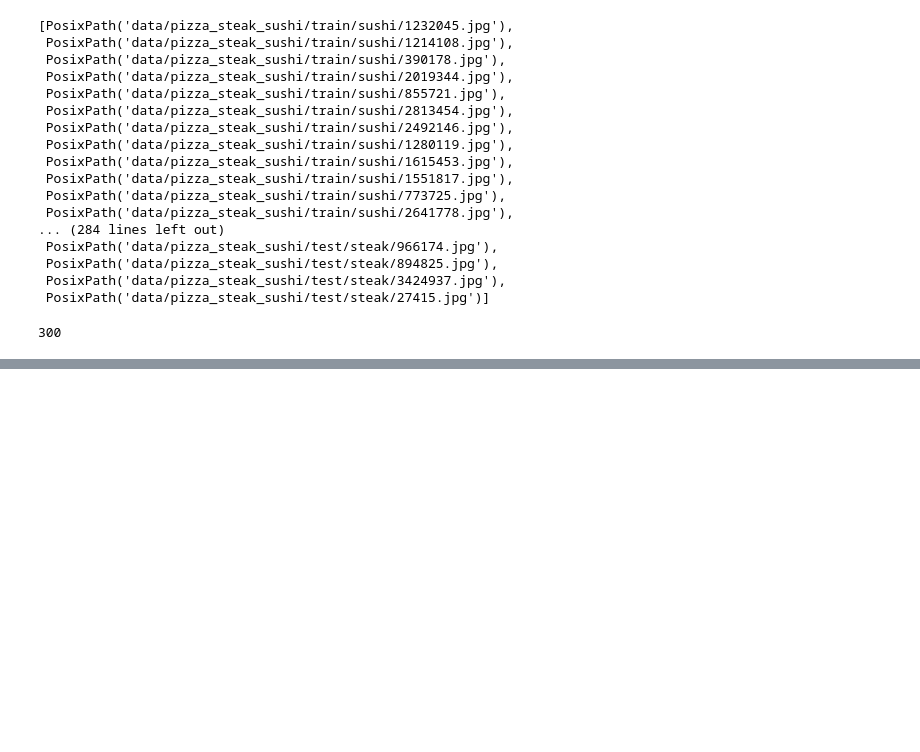
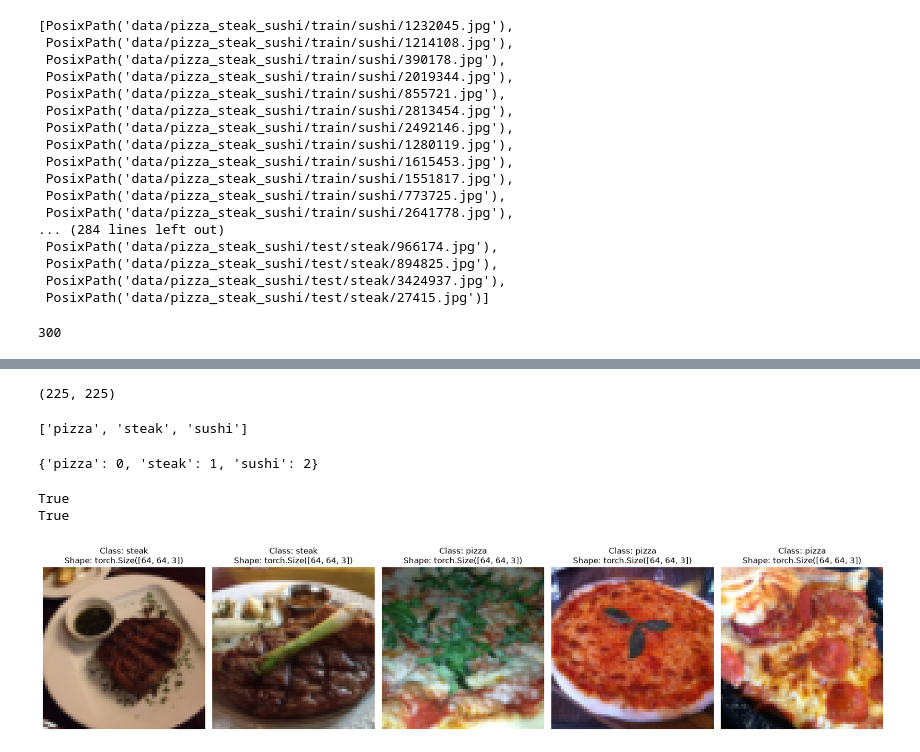
Before and after one commit to HHZPROGRAMMER/-PyTorch-earning-notebooks-covering-tensors-linear-models-classification-CNNs-RNNs-and-Transformers., a Jupyter notebook: CUSTOM_DATASET.ipynb, the cells around one changed output, grey strips where cells are left out. Saved outputs shown, nothing was run; the diff lists cells and outputs as text; code cells hidden in the pictures; blank space fills up the shorter version.

Commit message:
Expand custom dataset notebook and add hhz notebook

```diff
--- a/CUSTOM_DATASET.ipynb
+++ b/CUSTOM_DATASET.ipynb
@@ -111,0 +205,10 @@ Image: 512
+# %%
+from torchvision import datasets
+
+train_data=datasets.ImageFolder(root=train_dir,
+                                transform=data_trasnform,
+                                target_transform=None)
+
+test_data=datasets.ImageFolder(root=test_dir,transform=data_trasnform)
+
+train_data,test_data
@@ -111,0 +234,3 @@ Image: 512
+# %%
+class_names=train_data.classes
+class_names
@@ -111,0 +405,18 @@ Image: 512
+# %%
+len(train_data),len(train_data_custom)
+# %% [output]
+(225, 225)
+# %%
+train_data_custom.classes
+# %% [output]
+['pizza', 'steak', 'sushi']
+# %%
+train_data_custom.class_to_idx
+# %% [output]
+{'pizza': 0, 'steak': 1, 'sushi': 2}
+# %%
+print(train_data_custom.classes==train_data.classes)
+print(test_data_custom.classes==test_data.classes)
+# %% [output]
+True
+True
@@ -111,0 +483,4 @@ Image: 512
+# %%
+display_random_images(train_data,n=5,classes=class_names,seed=None)
+# %% [output]
+[figure, added]
```
Also changed, not shown: parts of 35 cells of this notebook, 1 other file.
